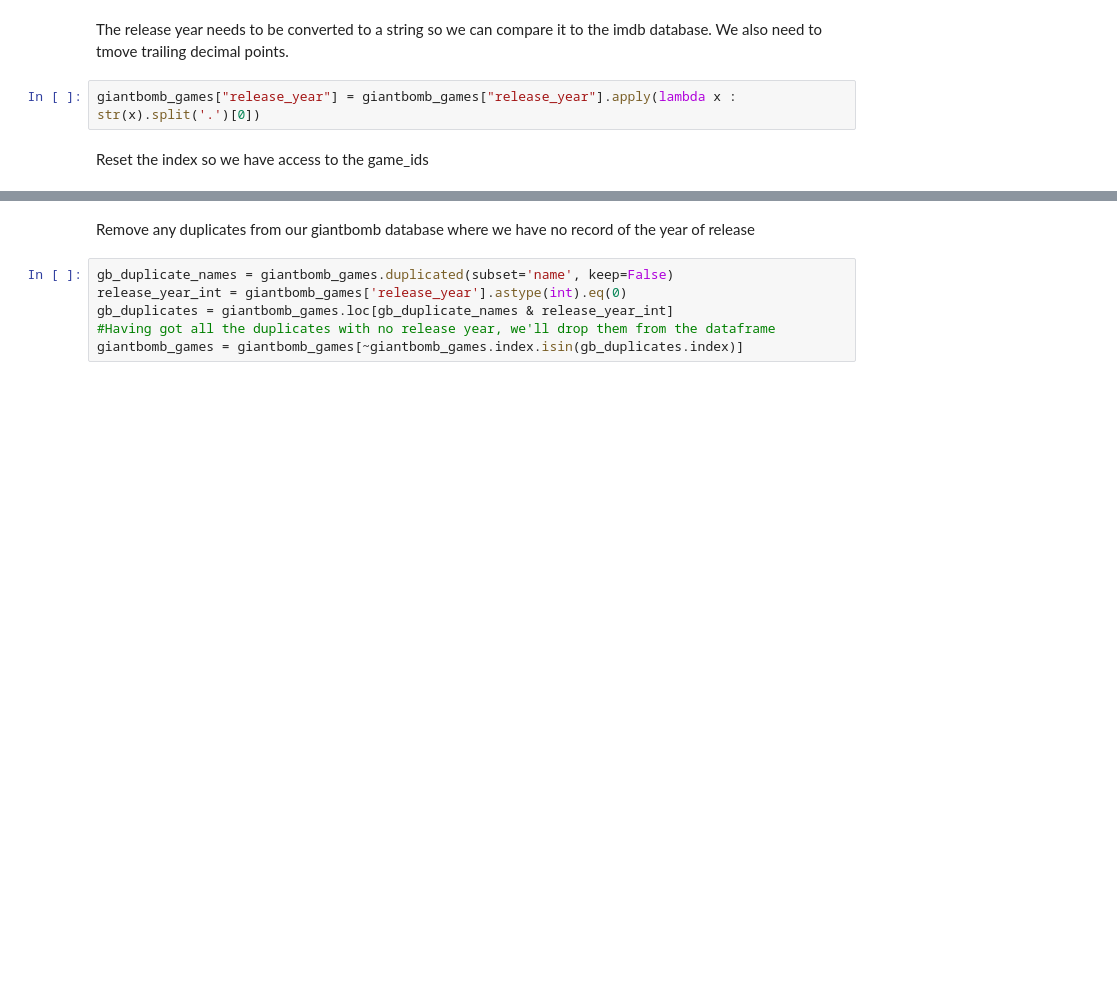
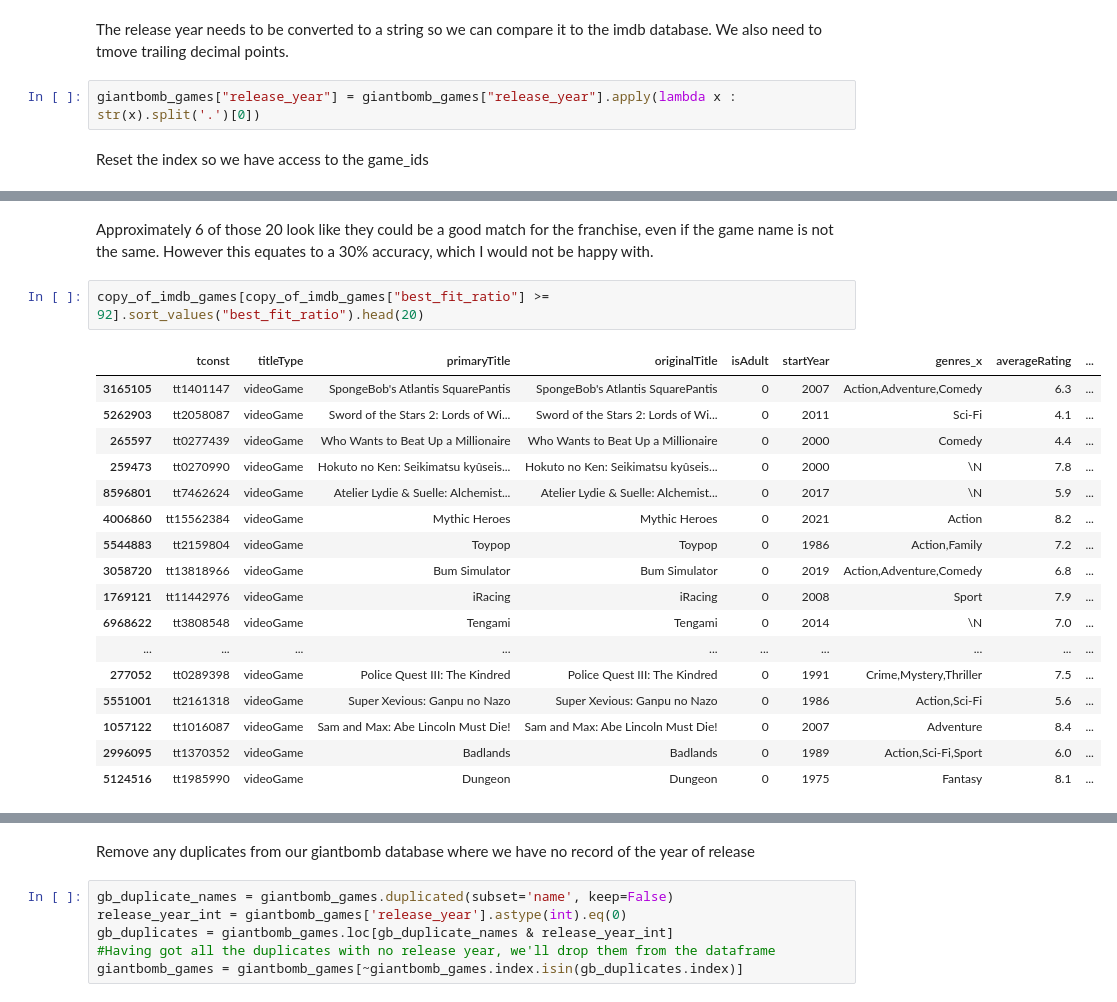
Before and after one commit to adambrennan150/Franchises, a Jupyter notebook: Cleaning_franchises.ipynb, the cells around one changed output, grey strips where cells are left out. Cells and saved outputs as stored; diff of their text form; blank space fills up the shorter version.

Commit message:
Think fuzzymatch is done. Just need to set parameters, do a bit more cleaning and then link the franchises

```diff
--- a/Cleaning_franchises.ipynb
+++ b/Cleaning_franchises.ipynb
@@ -196,0 +459,22 @@ imdb_games
+# %% [markdown]
+Approximately 6 of those 20 look like they could be a good match for the franchise, even if the game name is not the same. However this equates to a 30% accuracy, which I would not be happy with.
+# %%
+copy_of_imdb_games[copy_of_imdb_games["best_fit_ratio"] >= 92].sort_values("best_fit_ratio").head(20)
+# %% [output]
+|  | tconst | titleType | primaryTitle | originalTitle | isAdult | startYear | genres_x | averageRating | ... |
+| 3165105 | tt1401147 | videoGame | SpongeBob's Atlantis SquarePantis | SpongeBob's Atlantis SquarePantis | 0 | 2007 | Action,Adventure,Comedy | 6.3 | ... |
+| 5262903 | tt2058087 | videoGame | Sword of the Stars 2: Lords of Wi... | Sword of the Stars 2: Lords of Wi... | 0 | 2011 | Sci-Fi | 4.1 | ... |
+| 265597 | tt0277439 | videoGame | Who Wants to Beat Up a Millionaire | Who Wants to Beat Up a Millionaire | 0 | 2000 | Comedy | 4.4 | ... |
+| 259473 | tt0270990 | videoGame | Hokuto no Ken: Seikimatsu kyûseis... | Hokuto no Ken: Seikimatsu kyûseis... | 0 | 2000 | \N | 7.8 | ... |
+| 8596801 | tt7462624 | videoGame | Atelier Lydie & Suelle: Alchemist... | Atelier Lydie & Suelle: Alchemist... | 0 | 2017 | \N | 5.9 | ... |
+| 4006860 | tt15562384 | videoGame | Mythic Heroes | Mythic Heroes | 0 | 2021 | Action | 8.2 | ... |
+| 5544883 | tt2159804 | videoGame | Toypop | Toypop | 0 | 1986 | Action,Family | 7.2 | ... |
+| 3058720 | tt13818966 | videoGame | Bum Simulator | Bum Simulator | 0 | 2019 | Action,Adventure,Comedy | 6.8 | ... |
+| 1769121 | tt11442976 | videoGame | iRacing | iRacing | 0 | 2008 | Sport | 7.9 | ... |
+| 6968622 | tt3808548 | videoGame | Tengami | Tengami | 0 | 2014 | \N | 7.0 | ... |
+| ... | ... | ... | ... | ... | ... | ... | ... | ... | ... |
+| 277052 | tt0289398 | videoGame | Police Quest III: The Kindred | Police Quest III: The Kindred | 0 | 1991 | Crime,Mystery,Thriller | 7.5 | ... |
+| 5551001 | tt2161318 | videoGame | Super Xevious: Ganpu no Nazo | Super Xevious: Ganpu no Nazo | 0 | 1986 | Action,Sci-Fi | 5.6 | ... |
+| 1057122 | tt1016087 | videoGame | Sam and Max: Abe Lincoln Must Die! | Sam and Max: Abe Lincoln Must Die! | 0 | 2007 | Adventure | 8.4 | ... |
+| 2996095 | tt1370352 | videoGame | Badlands | Badlands | 0 | 1989 | Action,Sci-Fi,Sport | 6.0 | ... |
+| 5124516 | tt1985990 | videoGame | Dungeon | Dungeon | 0 | 1975 | Fantasy | 8.1 | ... |
```
Also changed, not shown: parts of 83 cells of this notebook.
